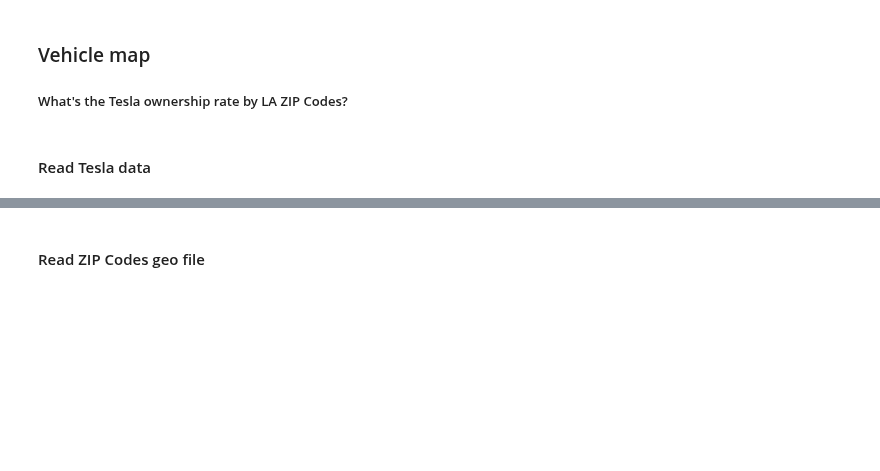
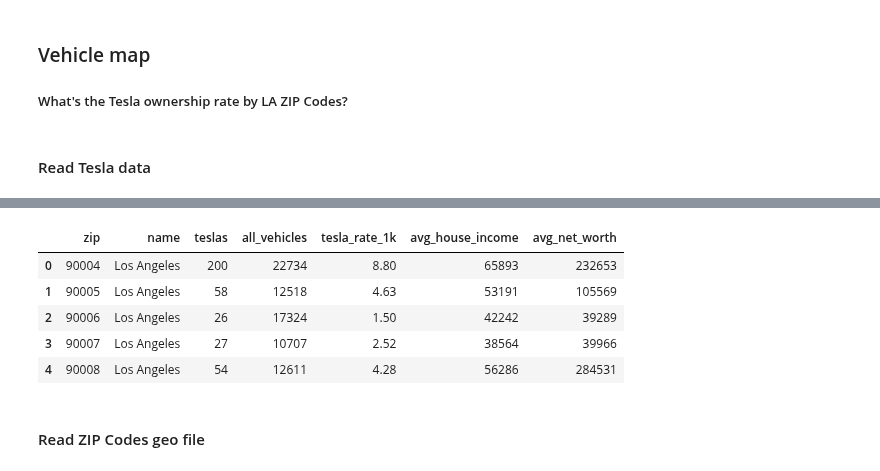
Before and after one commit to stiles/usc, a Jupyter notebook: students/zeranxu/15-mapping-exercise-DEMO.ipynb, the cells around one changed output, grey strips where cells are left out. Cells and saved outputs as stored; diff of their text form; code cells hidden in the pictures; blank space fills up the shorter version.

```diff
--- a/students/zeranxu/15-mapping-exercise-DEMO.ipynb
+++ b/students/zeranxu/15-mapping-exercise-DEMO.ipynb
@@ -106,2 +61,11 @@ HTTPError: HTTP Error 404: Not Found
+# %%
+teslas_df.head()
+# %% [output]
+|  | zip | name | teslas | all_vehicles | tesla_rate_1k | avg_house_income | avg_net_worth |
+| 0 | 90004 | Los Angeles | 200 | 22734 | 8.80 | 65893 | 232653 |
+| 1 | 90005 | Los Angeles | 58 | 12518 | 4.63 | 53191 | 105569 |
+| 2 | 90006 | Los Angeles | 26 | 17324 | 1.50 | 42242 | 39289 |
+| 3 | 90007 | Los Angeles | 27 | 10707 | 2.52 | 38564 | 39966 |
+| 4 | 90008 | Los Angeles | 54 | 12611 | 4.28 | 56286 | 284531 |
 # %% [markdown]
 #### Read ZIP Codes geo file
```
Also changed, not shown: parts of 20 cells of this notebook, 9 other files.
